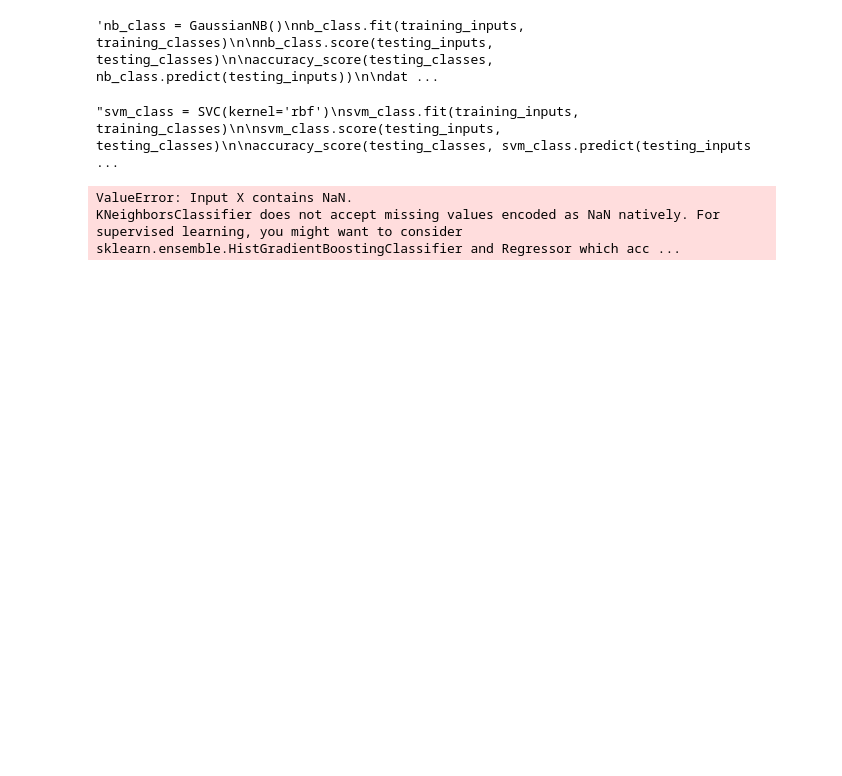
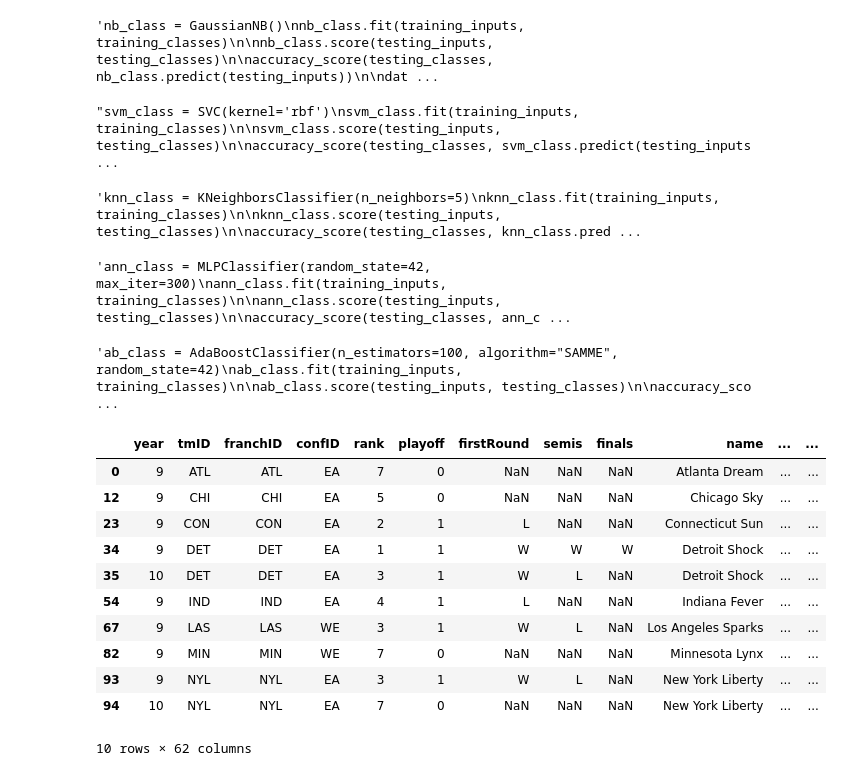
Before and after one commit to sirkotal/feup-ac, a Jupyter notebook: training.ipynb, the cells around one changed output. Saved outputs shown, nothing was run; the diff lists cells and outputs as text; code cells hidden in the pictures; blank space fills up the shorter version.

```diff
--- a/training.ipynb
+++ b/training.ipynb
@@ -32,7 +32,7 @@ df_teams = df_teams.sort_values(by=['franchID', 'year'])
 df_teams['playoffNextYear'] = df_teams['playoff'].shift(-1)
 df_teams.loc[df_teams['franchID'] != df_teams['franchID'].shift(-1), 'playoffNextYear'] = None
 df_teams.dropna(subset=['playoffNextYear'], inplace=True)
-df_teams["confW"] = df_teams["confW"].fillna(0)
+#df_teams["confW"] = df_teams["confW"].fillna(0)
 #df_teams = df_teams.fillna(-1)
 
 label_encoder = LabelEncoder()
@@ -53,8 +53,8 @@ testing_classes = df_teams_test['playoffNextYear']
 
 dt_class = DecisionTreeClassifier(random_state=42)
 dt_class.fit(training_inputs, training_classes)
-print(training_inputs.isna().sum())
-# dt_class.predict(testing_inputs)
+# print(training_inputs.isna().sum())
+dt_class.predict(testing_inputs)
 
 dt_class.score(testing_inputs, testing_classes)
 
@@ -161,41 +152,59 @@ data_results(testing_classes, testing_inputs, svm_class)'''
 # %% [output]
 "svm_class = SVC(kernel='rbf')\nsvm_class.fit(training_inputs, training_classes)\n\nsvm_class.score(testing_inputs, testing_classes)\n\naccuracy_score(testing_classes, svm_class.predict(testing_inputs ...
 # %%
-knn_class = KNeighborsClassifier(n_neighbors=5)
+'''knn_class = KNeighborsClassifier(n_neighbors=5)
 knn_class.fit(training_inputs, training_classes)
 
 knn_class.score(testing_inputs, testing_classes)
 
 accuracy_score(testing_classes, knn_class.predict(testing_inputs))
 
-data_results(testing_classes, testing_inputs, knn_class)
+data_results(testing_classes, testing_inputs, knn_class)'''
 # %% [output]
-ValueError: Input X contains NaN.
-KNeighborsClassifier does not accept missing values encoded as NaN natively. For supervised learning, you might want to consider sklearn.ensemble.HistGradientBoostingClassifier and Regressor which acc ...
+'knn_class = KNeighborsClassifier(n_neighbors=5)\nknn_class.fit(training_inputs, training_classes)\n\nknn_class.score(testing_inputs, testing_classes)\n\naccuracy_score(testing_classes, knn_class.pred ...
 # %%
-ann_class = MLPClassifier(random_state=42, max_iter=300)
+'''ann_class = MLPClassifier(random_state=42, max_iter=300)
 ann_class.fit(training_inputs, training_classes)
 
 ann_class.score(testing_inputs, testing_classes)
 
 accuracy_score(testing_classes, ann_class.predict(testing_inputs))
 
-data_results(testing_classes, testing_inputs, ann_class)
+data_results(testing_classes, testing_inputs, ann_class)'''
+# %% [output]
+'ann_class = MLPClassifier(random_state=42, max_iter=300)\nann_class.fit(training_inputs, training_classes)\n\nann_class.score(testing_inputs, testing_classes)\n\naccuracy_score(testing_classes, ann_c ...
 # %%
-ab_class = AdaBoostClassifier(n_estimators=100, algorithm="SAMME", random_state=42)
+'''ab_class = AdaBoostClassifier(n_estimators=100, algorithm="SAMME", random_state=42)
 ab_class.fit(training_inputs, training_classes)
 
 ab_class.score(testing_inputs, testing_classes)
 
 accuracy_score(testing_classes, ab_class.predict(testing_inputs))
 
-data_results(testing_classes, testing_inputs, ab_class)
+data_results(testing_classes, testing_inputs, ab_class)'''
+# %% [output]
+'ab_class = AdaBoostClassifier(n_estimators=100, algorithm="SAMME", random_state=42)\nab_class.fit(training_inputs, training_classes)\n\nab_class.score(testing_inputs, testing_classes)\n\naccuracy_sco ...
 # %%
-#df_teams.head(10)
-
 '''for w in df_teams['confW']:
     print(w)
 nan_count = df_teams['confW'].isna().sum()
 print(nan_count)'''
 
-print(df_teams.isna().sum())
+#print(df_teams.isna().sum())
+
+#df_teams.head(164)
+
+df_teams_test.head(10)
+# %% [output]
+|  | year | tmID | franchID | confID | rank | playoff | firstRound | semis | finals | name | ... | ... |
+| 0 | 9 | ATL | ATL | EA | 7 | 0 | NaN | NaN | NaN | Atlanta Dream | ... | ... |
+| 12 | 9 | CHI | CHI | EA | 5 | 0 | NaN | NaN | NaN | Chicago Sky | ... | ... |
+| 23 | 9 | CON | CON | EA | 2 | 1 | L | NaN | NaN | Connecticut Sun | ... | ... |
+| 34 | 9 | DET | DET | EA | 1 | 1 | W | W | W | Detroit Shock | ... | ... |
+| 35 | 10 | DET | DET | EA | 3 | 1 | W | L | NaN | Detroit Shock | ... | ... |
+| 54 | 9 | IND | IND | EA | 4 | 1 | L | NaN | NaN | Indiana Fever | ... | ... |
+| 67 | 9 | LAS | LAS | WE | 3 | 1 | W | L | NaN | Los Angeles Sparks | ... | ... |
+| 82 | 9 | MIN | MIN | WE | 7 | 0 | NaN | NaN | NaN | Minnesota Lynx | ... | ... |
+| 93 | 9 | NYL | NYL | EA | 3 | 1 | W | L | NaN | New York Liberty | ... | ... |
+| 94 | 10 | NYL | NYL | EA | 7 | 0 | NaN | NaN | NaN | New York Liberty | ... | ... |
+10 rows × 62 columns
```
Also changed, not shown: parts of 2 cells of this notebook, 3 other files.
